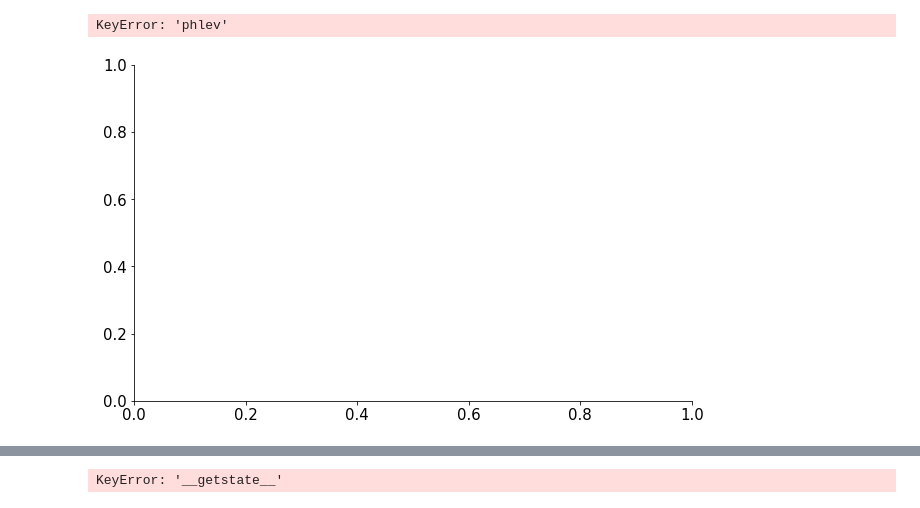
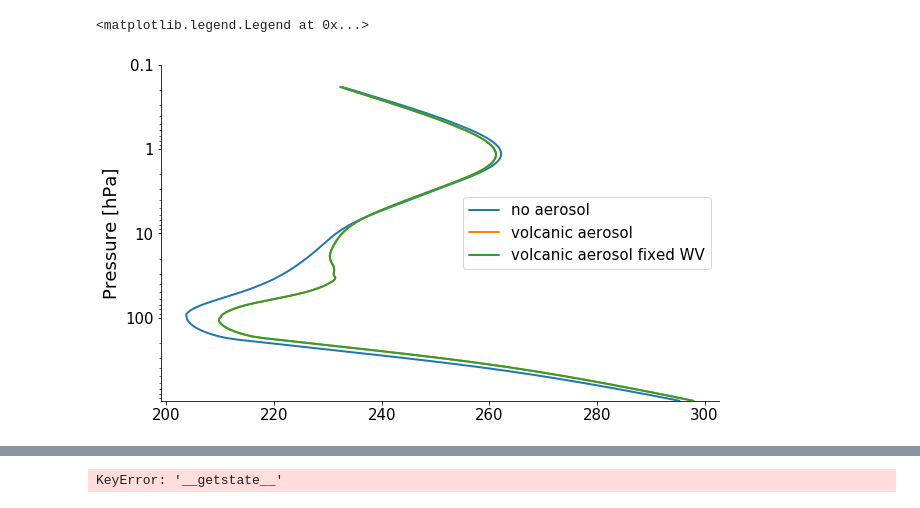
Before and after one commit to ClKroll/konradAeroModule, a Jupyter notebook: tutorials/volcanoExperiments.ipynb, the cells around one changed output, grey strips where cells are left out. Cells and saved outputs as stored; diff of their text form; code cells hidden in the pictures.

```diff
--- a/tutorials/volcanoExperiments.ipynb
+++ b/tutorials/volcanoExperiments.ipynb
@@ -21,10 +21,12 @@ maxDuration='12000d'
 maxDuration2='8000d'
 pressureMin=10
 run=str(5)
+upwellingVelocity=0
 convergenceFile='convergence'+run+'.nc'
 convergenceFileAerosol='convergenceAerosol'+run+'.nc'
 convergenceInputPath='/scratch/local1/m300733/'+convergenceFile
 convergenceInputPathAerosol='/scratch/local1/m300733/'+convergenceFileAerosol
+stratospheric_upwelling = konrad.upwelling.StratosphericUpwelling(w=upwellingVelocity)
 
 # Load a standard atmosphere.
 #atmosphere = konrad.atmosphere.Atmosphere.from_netcdf(
@@ -47,6 +49,7 @@ rce = konrad.RCE(
     lapserate=konrad.lapserate.MoistLapseRate(),  # Adjust towards a moist adiabat.
     timestep='16h',  # Set timestep in model time.
     humidity=konrad.humidity.FixedRH(rh_func=konrad.humidity.HeightConstant(rh_surface=fixedRH)),
+    upwelling=stratospheric_upwelling,
     max_duration=maxDuration,  # Set maximum runtime.
     aerosol=konrad.aerosol.NoAerosol(),
     outfile=convergenceInputPath ,
@@ -73,6 +76,7 @@ rce = konrad.RCE(
     humidity=konrad.humidity.FixedRH(rh_func=konrad.humidity.HeightConstant(rh_surface=fixedRH)),
     max_duration=maxDuration2,  # Set maximum runtime.
     aerosol=konrad.aerosol.VolcanoAerosol(),
+    upwelling=stratospheric_upwelling,
     outfile=convergenceInputPathAerosol,
     writeevery=200,
 )
@@ -97,6 +101,7 @@ rce = konrad.RCE(
     max_duration=maxDuration2,  # Set maximum runtime.
     aerosol=konrad.aerosol.VolcanoAerosol(),
     outfile=convergenceInputPathAerosol,
+    upwelling=stratospheric_upwelling,
     writeevery=200,
 )
 rce.run()  # Start the simulation.
@@ -132,5 +137,5 @@ RCE(
-KeyError: 'phlev'
+<matplotlib.legend.Legend at 0x...>
-[figure, old version]
+[figure, new version]
 # %%
 plt.close()
 import matplotlib.pyplot as plt
```
Also changed, not shown: parts of 4 cells of this notebook.
